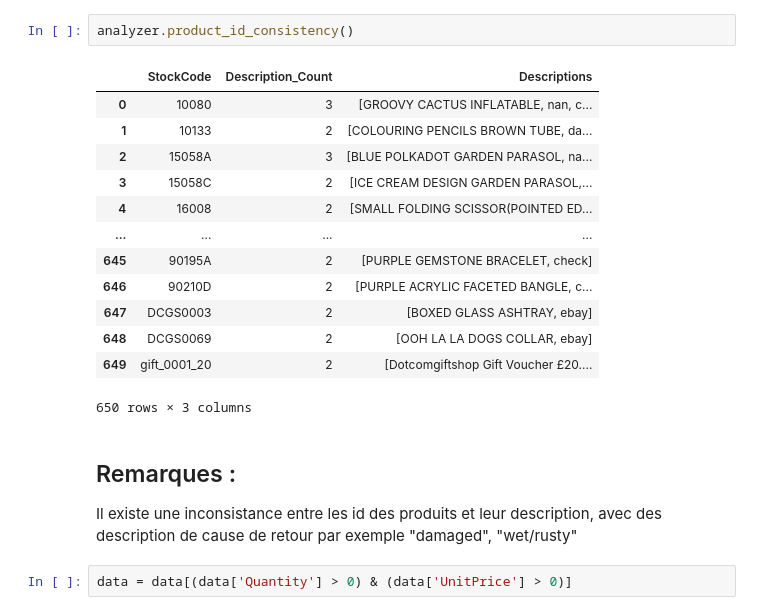
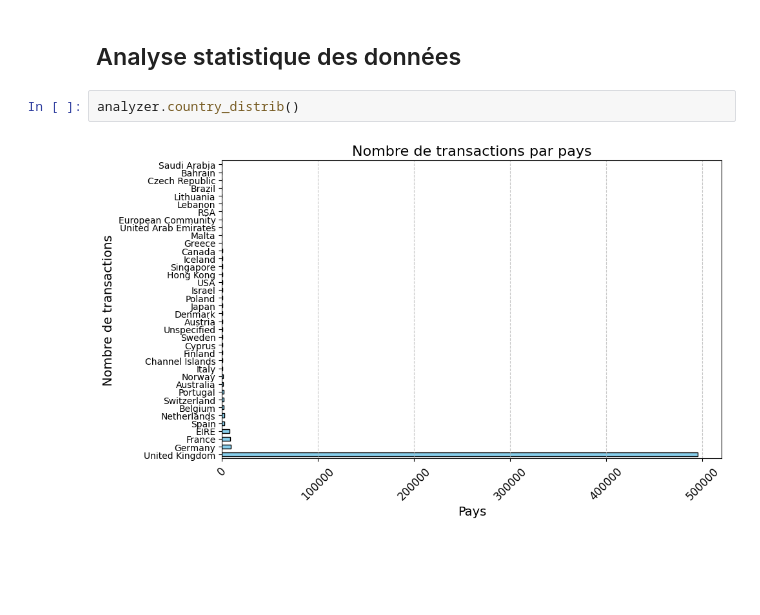
Before and after one commit to AchourSimoud/Projet_data_mining, a Jupyter notebook: notebooks/EDA.ipynb, the cells around one changed output. Cells and saved outputs as stored; diff of their text form; blank space fills up the shorter version.

Commit message:
Analyse des données

```diff
--- a/notebooks/EDA.ipynb
+++ b/notebooks/EDA.ipynb
@@ -74,21 +93,6 @@ Il existe des transactions avec des quantités ou prix unitaire negatif, on cons
+# %% [markdown]
+## Analyse statistique des données
 # %%
-analyzer.product_id_consistency()
+analyzer.country_distrib()
 # %% [output]
-|  | StockCode | Description_Count | Descriptions |
-| 0 | 10080 | 3 | [GROOVY CACTUS INFLATABLE, nan, c... |
-| 1 | 10133 | 2 | [COLOURING PENCILS BROWN TUBE, da... |
-| 2 | 15058A | 3 | [BLUE POLKADOT GARDEN PARASOL, na... |
-| 3 | 15058C | 2 | [ICE CREAM DESIGN GARDEN PARASOL,... |
-| 4 | 16008 | 2 | [SMALL FOLDING SCISSOR(POINTED ED... |
-| ... | ... | ... | ... |
-| 645 | 90195A | 2 | [PURPLE GEMSTONE BRACELET, check] |
-| 646 | 90210D | 2 | [PURPLE ACRYLIC FACETED BANGLE, c... |
-| 647 | DCGS0003 | 2 | [BOXED GLASS ASHTRAY, ebay] |
-| 648 | DCGS0069 | 2 | [OOH LA LA DOGS COLLAR, ebay] |
-| 649 | gift_0001_20 | 2 | [Dotcomgiftshop Gift Voucher £20.... |
-650 rows × 3 columns
+[figure, added]
-# %% [markdown]
-## Remarques :
-Il existe une inconsistance entre les id des produits et leur description, avec des description de cause de retour par exemple "damaged", "wet/rusty"
-# %%
-data = data[(data['Quantity'] > 0) & (data['UnitPrice'] > 0)]
```
Also changed, not shown: parts of 16 cells of this notebook, 3 other files.
